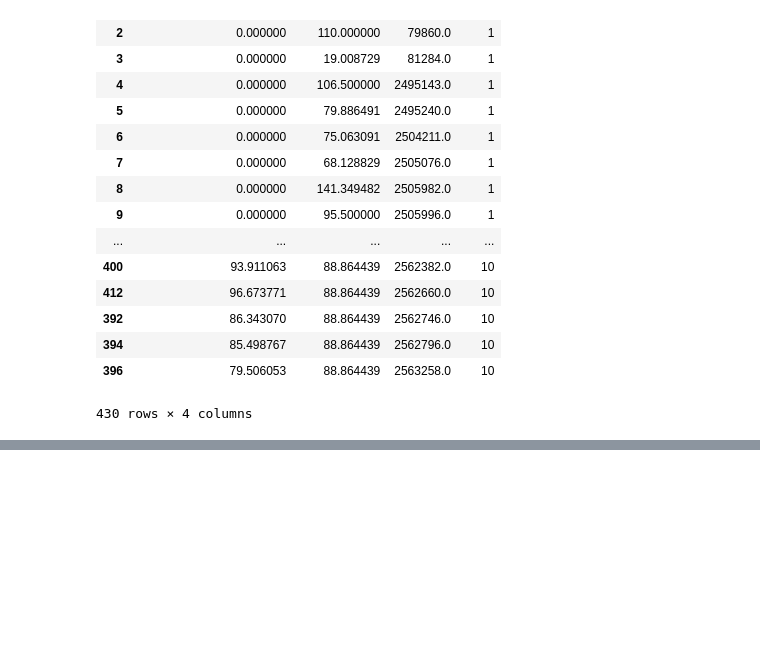
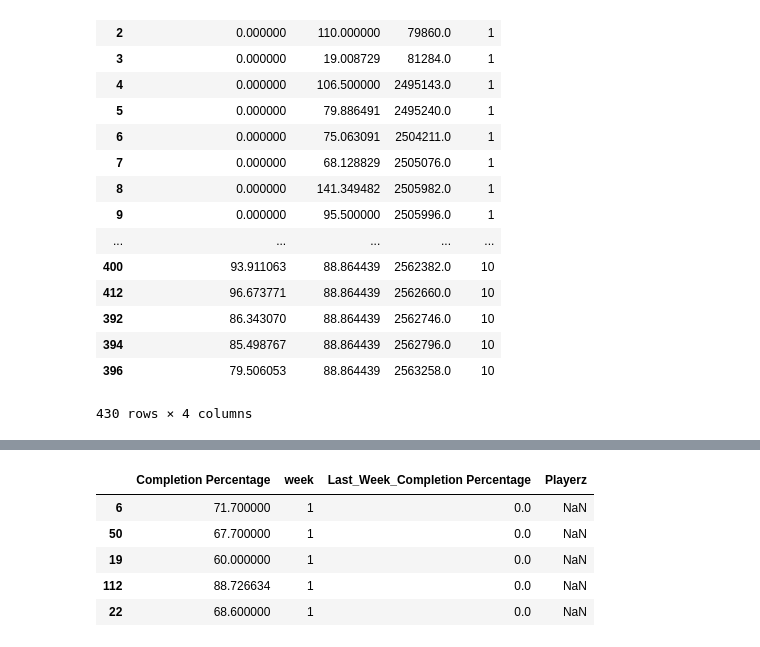
Before and after one commit to RoboTums/sportsPrediction, a Jupyter notebook: notebooks/fantasy_predictor.ipynb, the cells around one changed output, grey strips where cells are left out. Saved outputs shown, nothing was run; the diff lists cells and outputs as text; code cells hidden in the pictures; blank space fills up the shorter version.

```diff
--- a/notebooks/fantasy_predictor.ipynb
+++ b/notebooks/fantasy_predictor.ipynb
@@ -871,3 +871,6 @@ new_df
 | 394 | 85.498767 | 88.864439 | 2562796.0 | 10 |
 | 396 | 79.506053 | 88.864439 | 2563258.0 | 10 |
 430 rows × 4 columns
+# %%
+qb1 = pd.read_csv("../completion_percentage_QB.csv", index_col=0)
+qb2 = pd.read_csv("../passer_rating_QB.csv", index_col=0)
@@ -873,0 +900,10 @@ new_df
+# %%
+qb1['Playerz'] = pd.Series()
+qb1.head()
+# %% [output]
+|  | Completion Percentage | week | Last_Week_Completion Percentage | Playerz |
+| 6 | 71.700000 | 1 | 0.0 | NaN |
+| 50 | 67.700000 | 1 | 0.0 | NaN |
+| 19 | 60.000000 | 1 | 0.0 | NaN |
+| 112 | 88.726634 | 1 | 0.0 | NaN |
+| 22 | 68.600000 | 1 | 0.0 | NaN |
```
Also changed, not shown: parts of 5 cells of this notebook, 11 other files.
